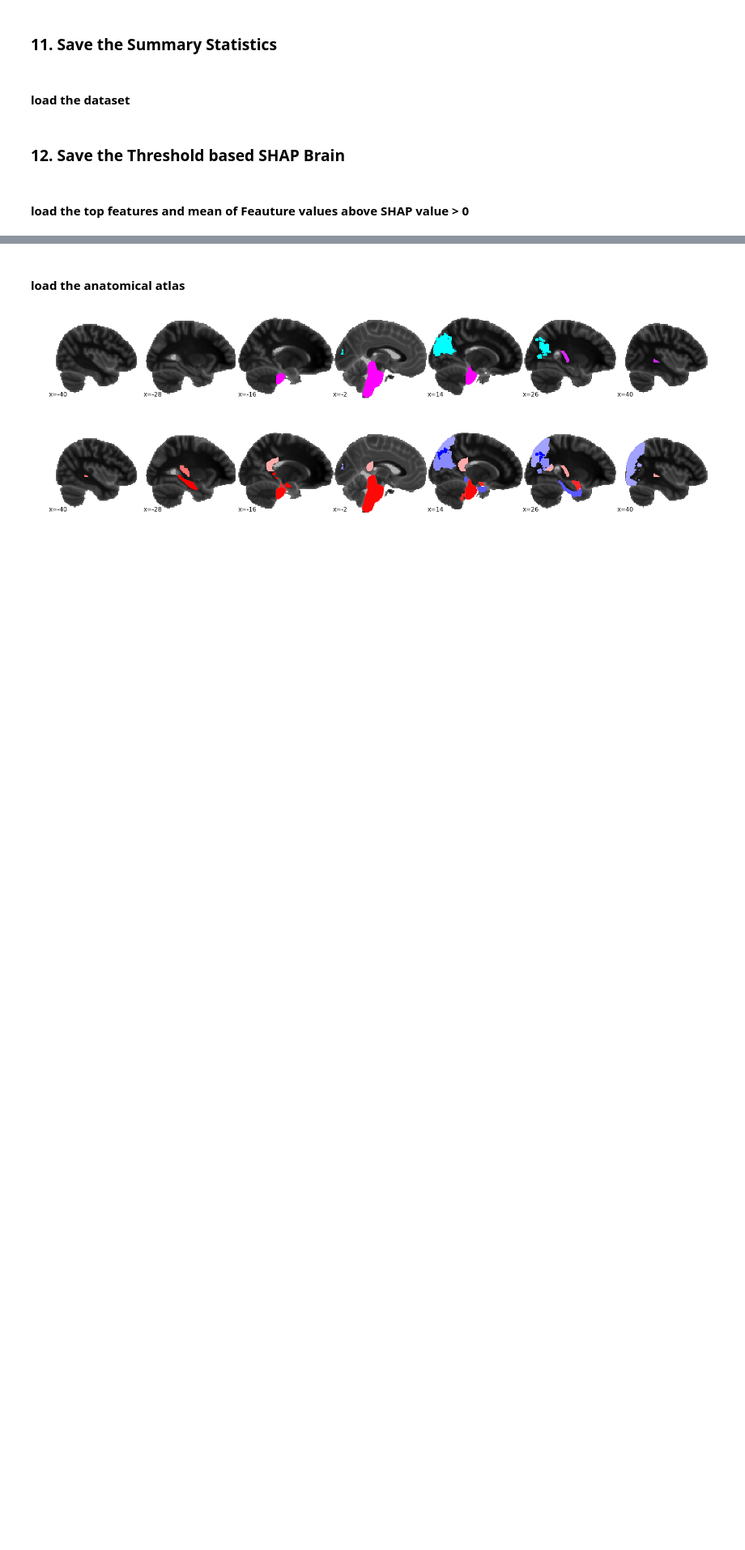
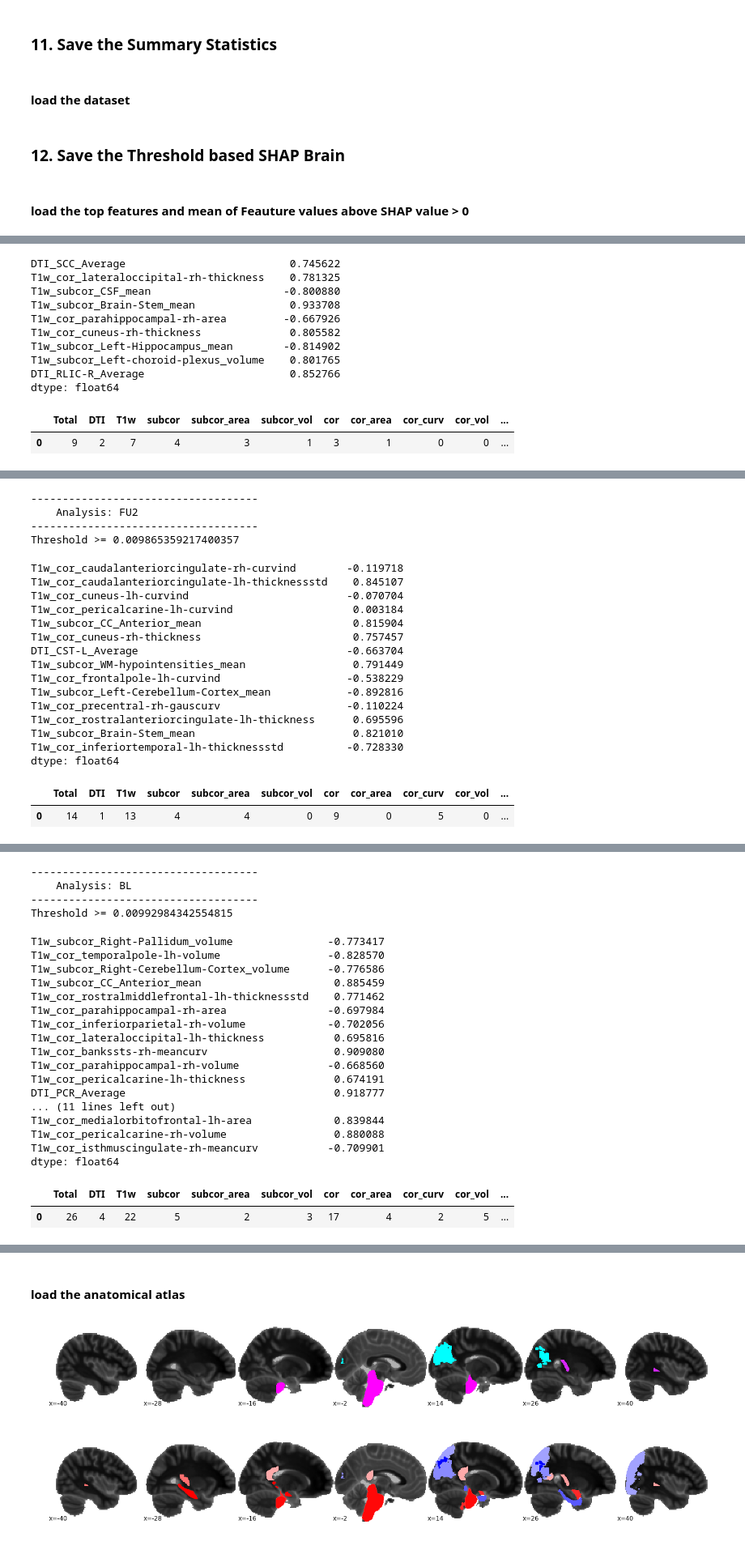
Before and after one commit to jihoonkim2100/imagen_post_hoc_analysis, a Jupyter notebook: post-hoc_preprocessing.ipynb, the cells around one changed output, grey strips where cells are left out. Shown at 81% size. Cells and saved outputs as stored; diff of their text form; code cells hidden in the pictures; blank space fills up the shorter version.

```diff
--- a/post-hoc_preprocessing.ipynb
+++ b/post-hoc_preprocessing.ipynb
@@ -590,0 +682,6 @@ SVM_rbf_BL_POS = posthoc.to_SHAP(SVM_rbf_POS_BL_list, 'all_SVM-rbf_BL_POS.csv')#
+# %%
+SVM_rbf_NEG_BL_list = []
+for data in SVM_rbf_BL:
+    df = posthoc.load_NEG_Feature(H5_BL, data)
+    SVM_rbf_NEG_BL_list.append(df)
+SVM_rbf_BL_NEG = posthoc.to_SHAP(SVM_rbf_NEG_BL_list, 'all_SVM-rbf_BL_NEG.csv', save=True)
@@ -838,0 +1229,3 @@ dtype: float64
+# %%
+_ , _ = get_top_features_NEG(tp_list=['FU3', 'FU2', 'BL'], threshold=None, viz=True)
+# %% [output]
@@ -838,0 +1236,12 @@ dtype: float64
+DTI_SCC_Average                          0.745622
+T1w_cor_lateraloccipital-rh-thickness    0.781325
+T1w_subcor_CSF_mean                     -0.800880
+T1w_subcor_Brain-Stem_mean               0.933708
+T1w_cor_parahippocampal-rh-area         -0.667926
+T1w_cor_cuneus-rh-thickness              0.805582
+T1w_subcor_Left-Hippocampus_mean        -0.814902
+T1w_subcor_Left-choroid-plexus_volume    0.801765
+DTI_RLIC-R_Average                       0.852766
+dtype: float64
+|  | Total | DTI | T1w | subcor | subcor_area | subcor_vol | cor | cor_area | cor_curv | cor_vol | ... |
+| 0 | 9 | 2 | 7 | 4 | 3 | 1 | 3 | 1 | 0 | 0 | ... |
@@ -838,0 +1266,21 @@ dtype: float64
+------------------------------------
+    Analysis: FU2
+------------------------------------
+Threshold >= 0.009865359217400357
+T1w_cor_caudalanteriorcingulate-rh-curvind        -0.119718
+T1w_cor_caudalanteriorcingulate-lh-thicknessstd    0.845107
+T1w_cor_cuneus-lh-curvind                         -0.070704
+T1w_cor_pericalcarine-lh-curvind                   0.003184
+T1w_subcor_CC_Anterior_mean                        0.815904
+T1w_cor_cuneus-rh-thickness                        0.757457
+DTI_CST-L_Average                                 -0.663704
+T1w_subcor_WM-hypointensities_mean                 0.791449
+T1w_cor_frontalpole-lh-curvind                    -0.538229
+T1w_subcor_Left-Cerebellum-Cortex_mean            -0.892816
+T1w_cor_precentral-rh-gauscurv                    -0.110224
+T1w_cor_rostralanteriorcingulate-lh-thickness      0.695596
+T1w_subcor_Brain-Stem_mean                         0.821010
+T1w_cor_inferiortemporal-lh-thicknessstd          -0.728330
+dtype: float64
+|  | Total | DTI | T1w | subcor | subcor_area | subcor_vol | cor | cor_area | cor_curv | cor_vol | ... |
+| 0 | 14 | 1 | 13 | 4 | 4 | 0 | 9 | 0 | 5 | 0 | ... |
@@ -838,0 +1305,23 @@ dtype: float64
+------------------------------------
+    Analysis: BL
+------------------------------------
+Threshold >= 0.00992984342554815
+T1w_subcor_Right-Pallidum_volume               -0.773417
+T1w_cor_temporalpole-lh-volume                 -0.828570
+T1w_subcor_Right-Cerebellum-Cortex_volume      -0.776586
+T1w_subcor_CC_Anterior_mean                     0.885459
+T1w_cor_rostralmiddlefrontal-lh-thicknessstd    0.771462
+T1w_cor_parahippocampal-rh-area                -0.697984
+T1w_cor_inferiorparietal-rh-volume             -0.702056
+T1w_cor_lateraloccipital-lh-thickness           0.695816
+T1w_cor_bankssts-rh-meancurv                    0.909080
+T1w_cor_parahippocampal-rh-volume              -0.668560
+T1w_cor_pericalcarine-lh-thickness              0.674191
+DTI_PCR_Average                                 0.918777
+... (11 lines left out)
+T1w_cor_medialorbitofrontal-lh-area             0.839844
+T1w_cor_pericalcarine-rh-volume                 0.880088
+T1w_cor_isthmuscingulate-rh-meancurv           -0.709901
+dtype: float64
+|  | Total | DTI | T1w | subcor | subcor_area | subcor_vol | cor | cor_area | cor_curv | cor_vol | ... |
+| 0 | 26 | 4 | 22 | 5 | 2 | 3 | 17 | 4 | 2 | 5 | ... |
```
Also changed, not shown: parts of 15 cells of this notebook, 1 other file.
